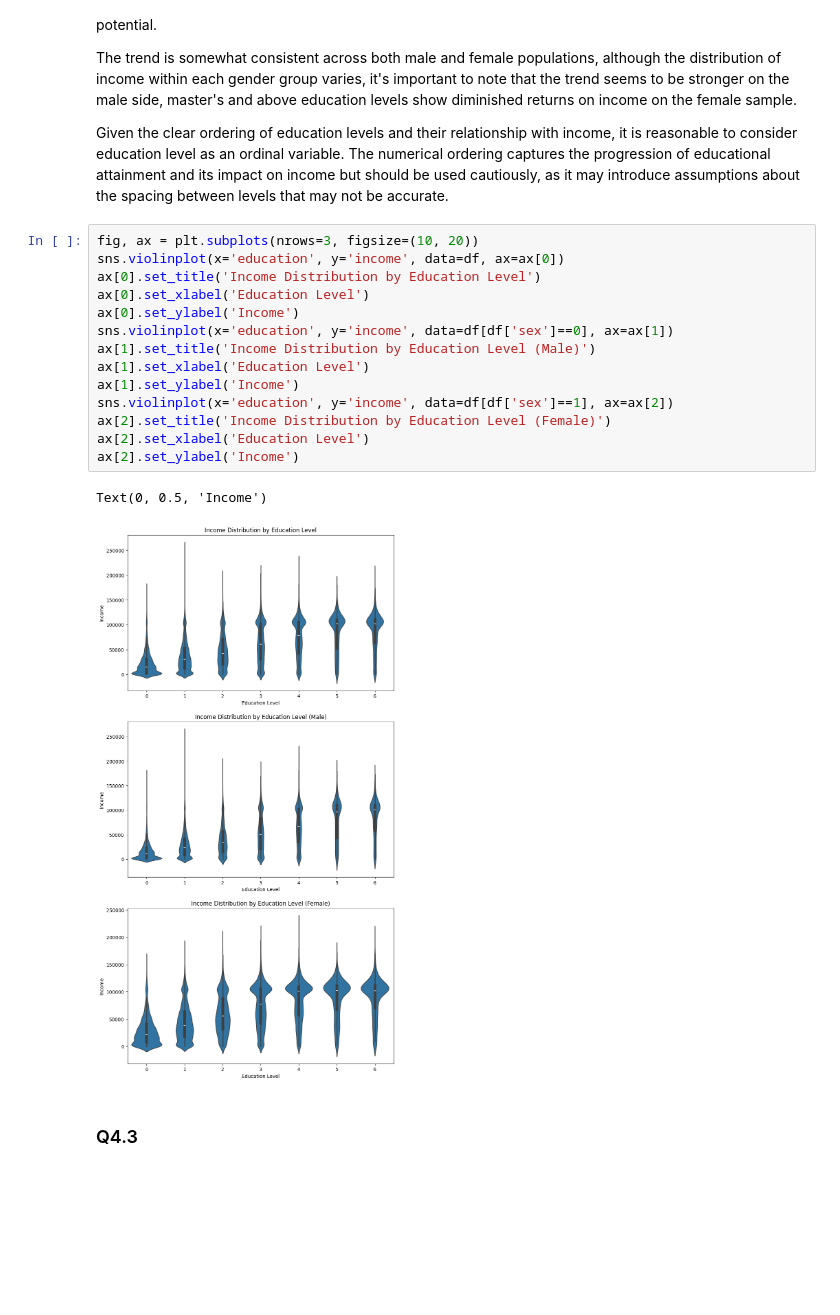
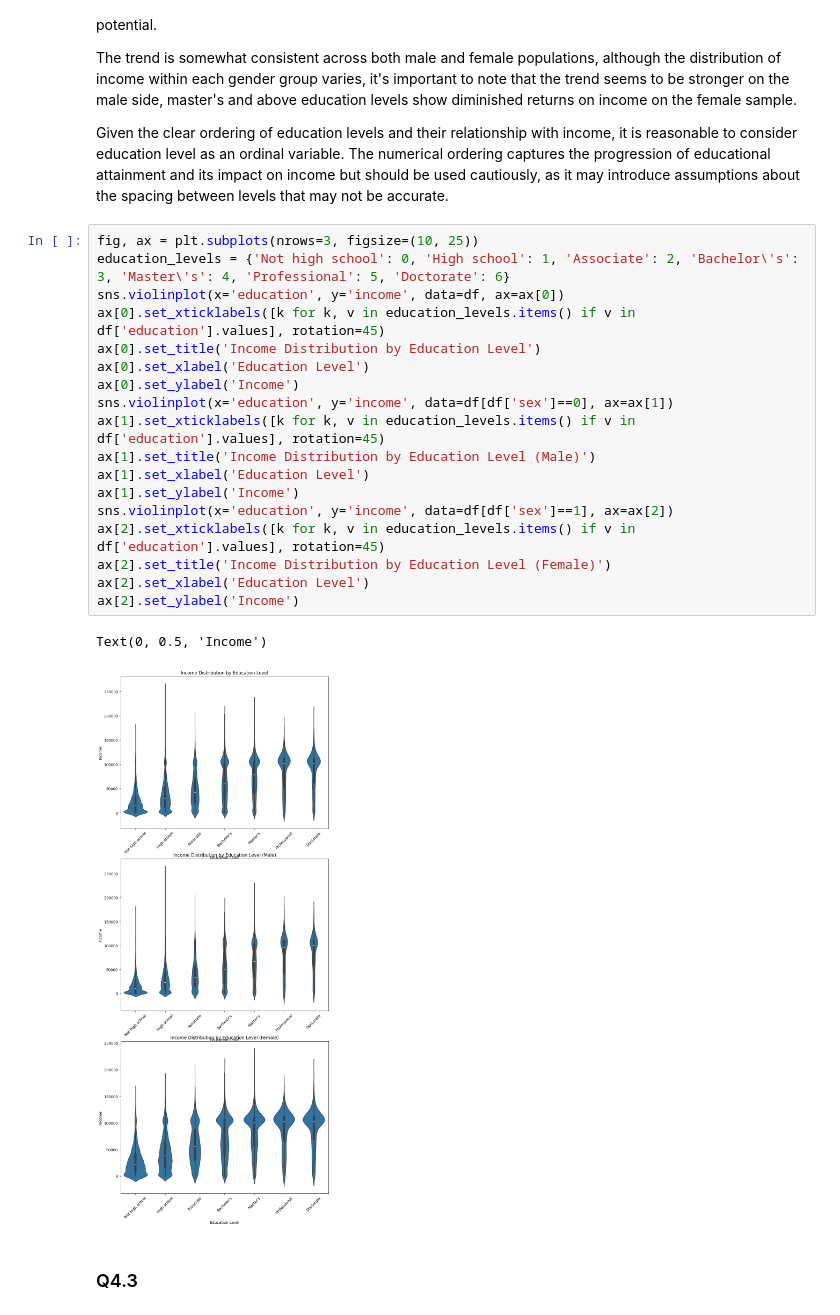
Before and after one commit to Asthamor/probable-happiness-hw2, a Jupyter notebook: cs1090a_hw2.ipynb, the cells around one changed output. Drawn from its saved outputs; the diff is of its cells as text; blank space fills up the shorter version.

Commit message:
Q.4.4 Missing plot added and Q4.2 x label correction

```diff
--- a/cs1090a_hw2.ipynb
+++ b/cs1090a_hw2.ipynb
@@ -735,22 +735,26 @@ The trend is somewhat consistent across both male and female populations, althou
 
 Given the clear ordering of education levels and their relationship with income, it is reasonable to consider education level as an ordinal variable. The numerical ordering captures the progression of educational attainment and its impact on income but should be used cautiously, as it may introduce assumptions about the spacing between levels that may not be accurate.
 # %%
-fig, ax = plt.subplots(nrows=3, figsize=(10, 20))
+fig, ax = plt.subplots(nrows=3, figsize=(10, 25))
+education_levels = {'Not high school': 0, 'High school': 1, 'Associate': 2, 'Bachelor\'s': 3, 'Master\'s': 4, 'Professional': 5, 'Doctorate': 6}
 sns.violinplot(x='education', y='income', data=df, ax=ax[0])
+ax[0].set_xticklabels([k for k, v in education_levels.items() if v in df['education'].values], rotation=45)
 ax[0].set_title('Income Distribution by Education Level')
 ax[0].set_xlabel('Education Level')
 ax[0].set_ylabel('Income')
 sns.violinplot(x='education', y='income', data=df[df['sex']==0], ax=ax[1])
+ax[1].set_xticklabels([k for k, v in education_levels.items() if v in df['education'].values], rotation=45)
 ax[1].set_title('Income Distribution by Education Level (Male)')
 ax[1].set_xlabel('Education Level')
 ax[1].set_ylabel('Income')
 sns.violinplot(x='education', y='income', data=df[df['sex']==1], ax=ax[2])
+ax[2].set_xticklabels([k for k, v in education_levels.items() if v in df['education'].values], rotation=45)
 ax[2].set_title('Income Distribution by Education Level (Female)')
 ax[2].set_xlabel('Education Level')
 ax[2].set_ylabel('Income')
 # %% [output]
 Text(0, 0.5, 'Income')
-[figure, old version]
+[figure, new version]
 # %% [markdown]
 <!-- END QUESTION -->
 
```
Also changed, not shown: parts of 3 cells of this notebook.
